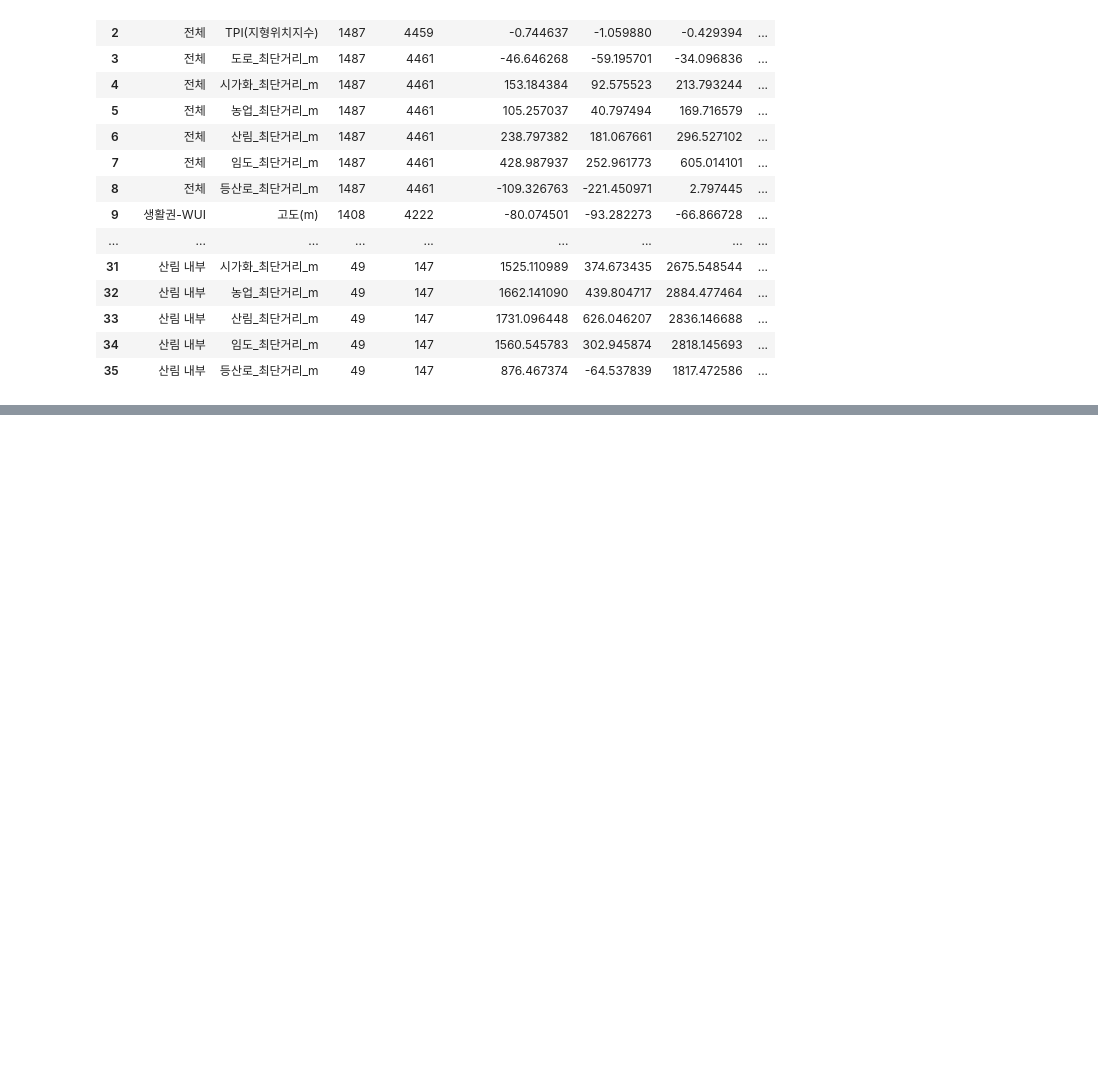
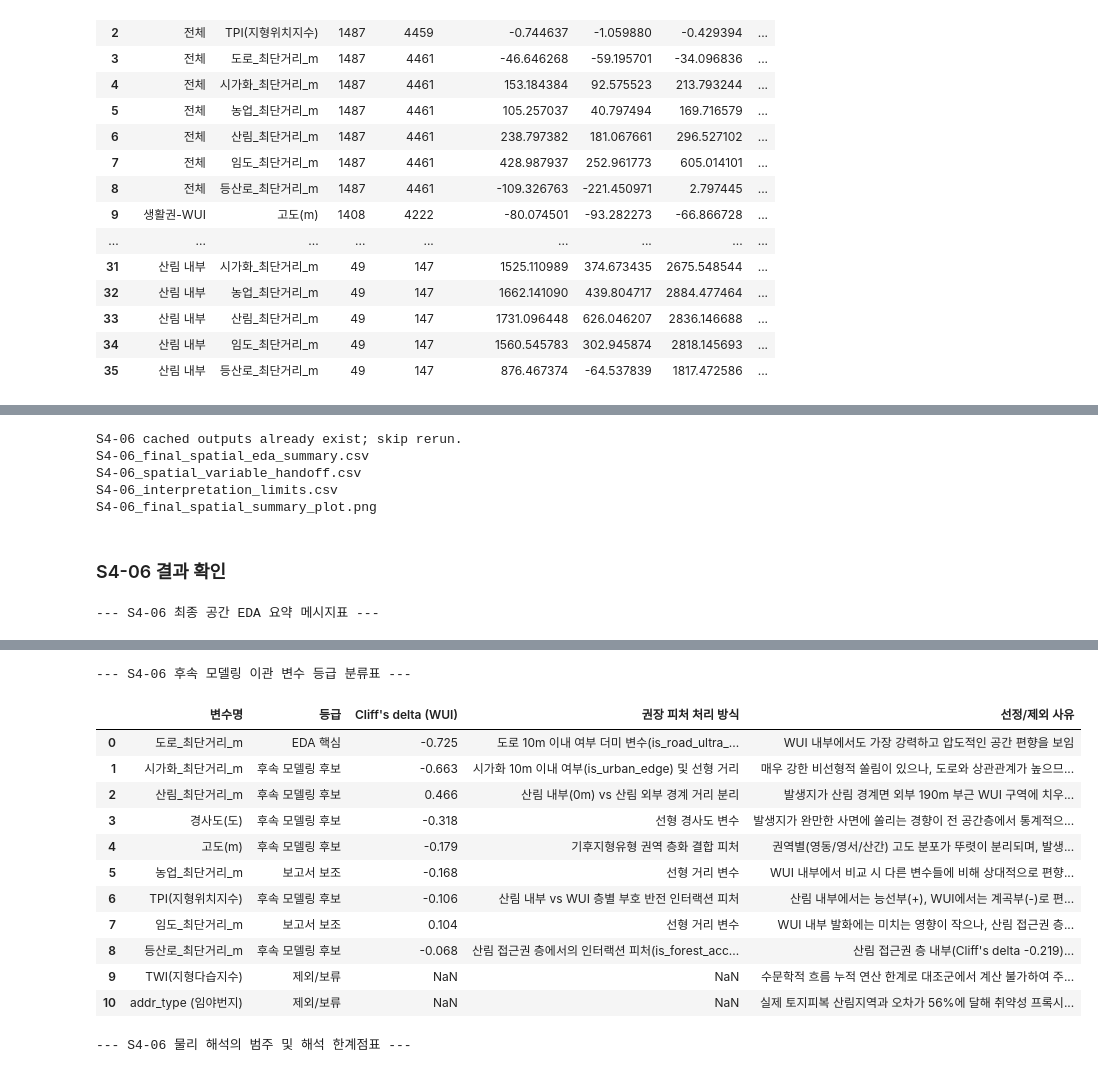
Before and after one commit to Max-JI64/farm-system-public-02, a Jupyter notebook: jsw/강원_재_EDA/Step4_산불발생_공간지형및대조군_분석.ipynb, the cells around one changed output, grey strips where cells are left out. Saved outputs shown, nothing was run; the diff lists cells and outputs as text; code cells hidden in the pictures; blank space fills up the shorter version.

```diff
--- a/jsw/강원_재_EDA/Step4_산불발생_공간지형및대조군_분석.ipynb
+++ b/jsw/강원_재_EDA/Step4_산불발생_공간지형및대조군_분석.ipynb
@@ -462,0 +462,33 @@ display(pd.read_csv(TABLE_DIR / "S4-05_effect_size_by_variable.csv", encoding="u
+# %%
+s406_outputs = [
+    TABLE_DIR / "S4-06_final_spatial_eda_summary.csv",
+    TABLE_DIR / "S4-06_spatial_variable_handoff.csv",
+    TABLE_DIR / "S4-06_interpretation_limits.csv",
+    PLOT_DIR / "S4-06_final_spatial_summary_plot.png",
+]
+FORCE_RERUN_S406 = False
+if FORCE_RERUN_S406 or not all(path.exists() for path in s406_outputs):
+    runpy.run_path(str(MODULE_DIR / "step4_s406_final_summary.py"), run_name="__main__")
+else:
+    print("S4-06 cached outputs already exist; skip rerun.")
+    for path in s406_outputs:
+        print(path.name)
+# %% [output]
+S4-06 cached outputs already exist; skip rerun.
+S4-06_final_spatial_eda_summary.csv
+S4-06_spatial_variable_handoff.csv
+S4-06_interpretation_limits.csv
+S4-06_final_spatial_summary_plot.png
+# %% [markdown]
+### S4-06 결과 확인
+# %%
+print("\n--- S4-06 최종 공간 EDA 요약 메시지표 ---")
+display(pd.read_csv(TABLE_DIR / "S4-06_final_spatial_eda_summary.csv", encoding="utf-8-sig"))
+
+print("\n--- S4-06 후속 모델링 이관 변수 등급 분류표 ---")
+display(pd.read_csv(TABLE_DIR / "S4-06_spatial_variable_handoff.csv", encoding="utf-8-sig"))
+
+print("\n--- S4-06 물리 해석의 범주 및 해석 한계점표 ---")
+display(pd.read_csv(TABLE_DIR / "S4-06_interpretation_limits.csv", encoding="utf-8-sig"))
+# %% [output]
+--- S4-06 최종 공간 EDA 요약 메시지표 ---
@@ -462,0 +500,14 @@ display(pd.read_csv(TABLE_DIR / "S4-05_effect_size_by_variable.csv", encoding="u
+--- S4-06 후속 모델링 이관 변수 등급 분류표 ---
+|  | 변수명 | 등급 | Cliff's delta (WUI) | 권장 피처 처리 방식 | 선정/제외 사유 |
+| 0 | 도로_최단거리_m | EDA 핵심 | -0.725 | 도로 10m 이내 여부 더미 변수(is_road_ultra_... | WUI 내부에서도 가장 강력하고 압도적인 공간 편향을 보임 |
+| 1 | 시가화_최단거리_m | 후속 모델링 후보 | -0.663 | 시가화 10m 이내 여부(is_urban_edge) 및 선형 거리 | 매우 강한 비선형적 쏠림이 있으나, 도로와 상관관계가 높으므... |
+| 2 | 산림_최단거리_m | 후속 모델링 후보 | 0.466 | 산림 내부(0m) vs 산림 외부 경계 거리 분리 | 발생지가 산림 경계면 외부 190m 부근 WUI 구역에 치우... |
+| 3 | 경사도(도) | 후속 모델링 후보 | -0.318 | 선형 경사도 변수 | 발생지가 완만한 사면에 쏠리는 경향이 전 공간층에서 통계적으... |
+| 4 | 고도(m) | 후속 모델링 후보 | -0.179 | 기후지형유형 권역 층화 결합 피처 | 권역별(영동/영서/산간) 고도 분포가 뚜렷이 분리되며, 발생... |
+| 5 | 농업_최단거리_m | 보고서 보조 | -0.168 | 선형 거리 변수 | WUI 내부에서 비교 시 다른 변수들에 비해 상대적으로 편향... |
+| 6 | TPI(지형위치지수) | 후속 모델링 후보 | -0.106 | 산림 내부 vs WUI 층별 부호 반전 인터랙션 피처 | 산림 내부에서는 능선부(+), WUI에서는 계곡부(-)로 편... |
+| 7 | 임도_최단거리_m | 보고서 보조 | 0.104 | 선형 거리 변수 | WUI 내부 발화에는 미치는 영향이 작으나, 산림 접근권 층... |
+| 8 | 등산로_최단거리_m | 후속 모델링 후보 | -0.068 | 산림 접근권 층에서의 인터랙션 피처(is_forest_acc... | 산림 접근권 층 내부(Cliff's delta -0.219)... |
+| 9 | TWI(지형다습지수) | 제외/보류 | NaN | NaN | 수문학적 흐름 누적 연산 한계로 대조군에서 계산 불가하여 주... |
+| 10 | addr_type (임야번지) | 제외/보류 | NaN | NaN | 실제 토지피복 산림지역과 오차가 56%에 달해 취약성 프록시... |
+--- S4-06 물리 해석의 범주 및 해석 한계점표 ---
```
Also changed, not shown: parts of 3 cells of this notebook, 11 other files.
